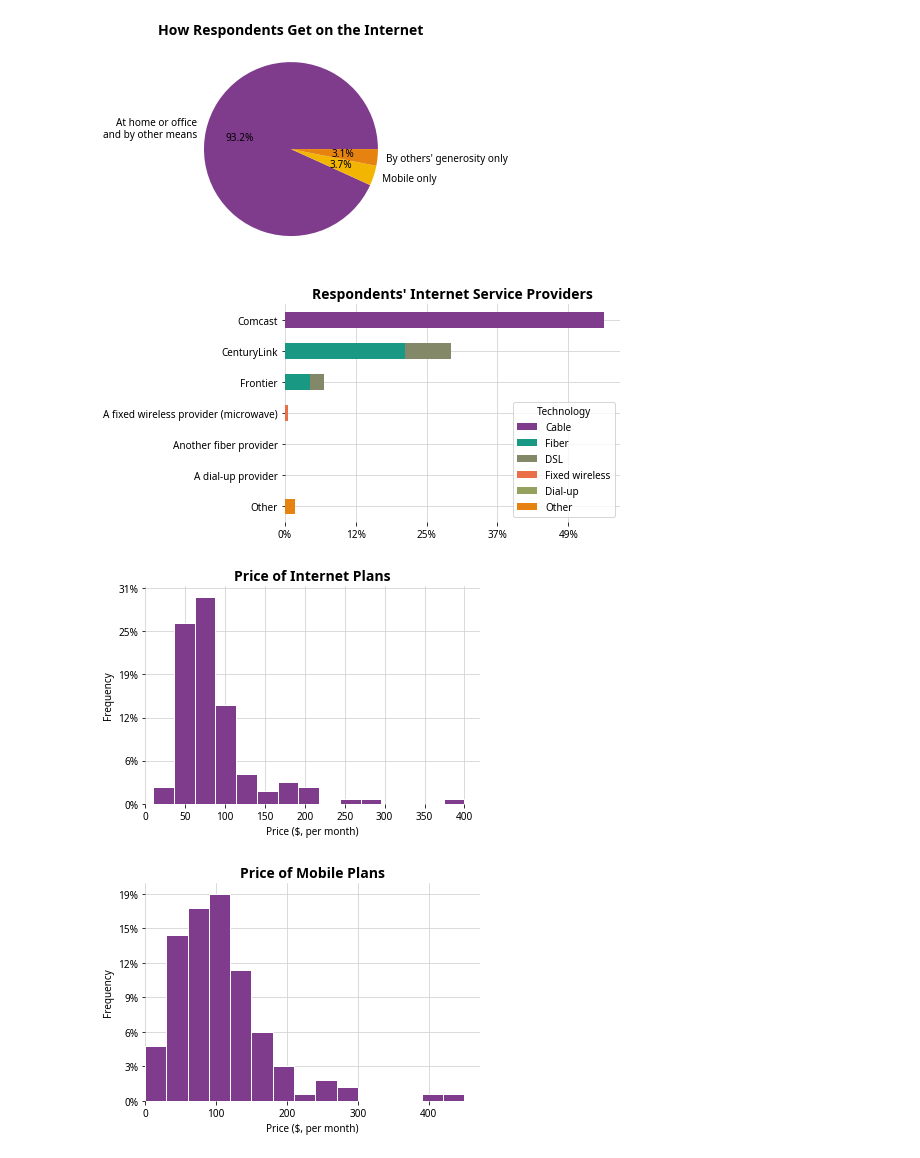
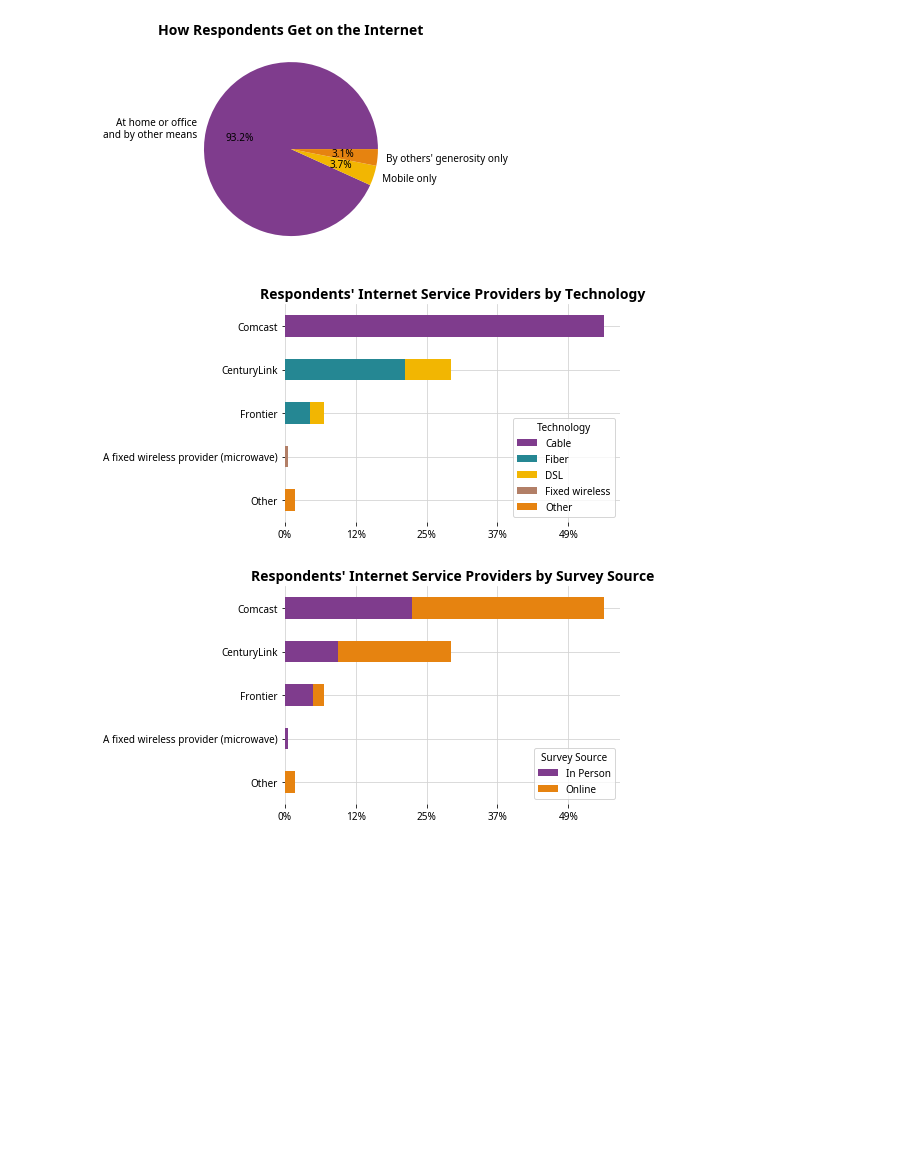
Before and after one commit to municipalbroadband/reports, a Jupyter notebook: mbpdx/2020-02-community-engagement/report.ipynb, the cells around one changed output. Drawn from its saved outputs; the diff is of its cells as text; code cells hidden in the pictures; blank space fills up the shorter version.

Commit message:
More charts and style fixes

```diff
--- a/mbpdx/2020-02-community-engagement/report.ipynb
+++ b/mbpdx/2020-02-community-engagement/report.ipynb
@@ -2,6 +2,8 @@
 %%capture
 
 from cycler import cycler
+import matplotlib.cm as cm
+import matplotlib.colors as colors
 import matplotlib.ticker as mtick
 import matplotlib.pyplot as plt
 from palettable.cartocolors.sequential import agSunset_7_r
@@ -25,6 +27,9 @@ plt.rcParams['axes.titlesize'] = 14
 plt.rcParams['grid.color'] = 'lightgrey'
 
 df = combined()
+df['source'] = df.form.apply(
+    lambda cell: 'Online' if cell == 'English Online' else 'In Person',
+).astype('category')
 # %% [markdown]
 # Report on Community Engagement
 
@@ -50,31 +55,22 @@ plt.show()
 # %% [output]
 [figure]
 # %%
-techs_by_provider = df.pivot_table(index='isp', columns='isp_tech', aggfunc='size')
+for col, label in {'isp_tech': 'Technology', 'source': 'Survey Source'}.items():
+    isps = df.pivot_table(
+        index=df.isp.cat.remove_unused_categories(),
+        columns=df[col].cat.remove_unused_categories(),
+        aggfunc='size',
+    )
 
-ax = techs_by_provider.plot(kind='barh', stacked=True, cmap=CMAP_QUALITATIVE)
-ax.xaxis.set_major_formatter(mtick.PercentFormatter(decimals=0, xmax=df.has_internet_premise.count()))
-ax.legend(fancybox=True, title='Technology')
-ax.set_ylabel(None)
-ax.invert_yaxis()
+    ax = isps.plot(kind='barh', stacked=True, cmap=CMAP_QUALITATIVE)
+    ax.xaxis.set_major_formatter(mtick.PercentFormatter(decimals=0, xmax=df.has_internet_premise.count()))
+    ax.legend(fancybox=True, title=label)
+    ax.set_ylabel(None)
+    ax.invert_yaxis()
 
-plt.title("Respondents' Internet Service Providers")
+    plt.title("Respondents' Internet Service Providers by {0}".format(label))
 
-plt.show()
+    plt.show()
 # %% [output]
-[figure, old version]
+[figure, new version]
+[figure, added]
-# %%
-for col, label in {'internet_price': 'Internet', 'mobile_price': 'Mobile'}.items():
-    plt.title('Price of {0} Plans'.format(label))
-    plt.xlabel('Price ($, per month)')
-    plt.ylabel('Count')
-    plt.grid(True)
-
-    ax = df[col].plot(kind='hist', bins=15, edgecolor='w', cmap=CMAP_QUALITATIVE)
-    ax.yaxis.set_major_formatter(mtick.PercentFormatter(decimals=0, xmax=len(df.index)))
-
-    plt.xlim(left=0)
-    plt.show()
-# %% [output]
-[figure, removed]
-[figure, removed]
```
Also changed, not shown: parts of 6 cells of this notebook.
